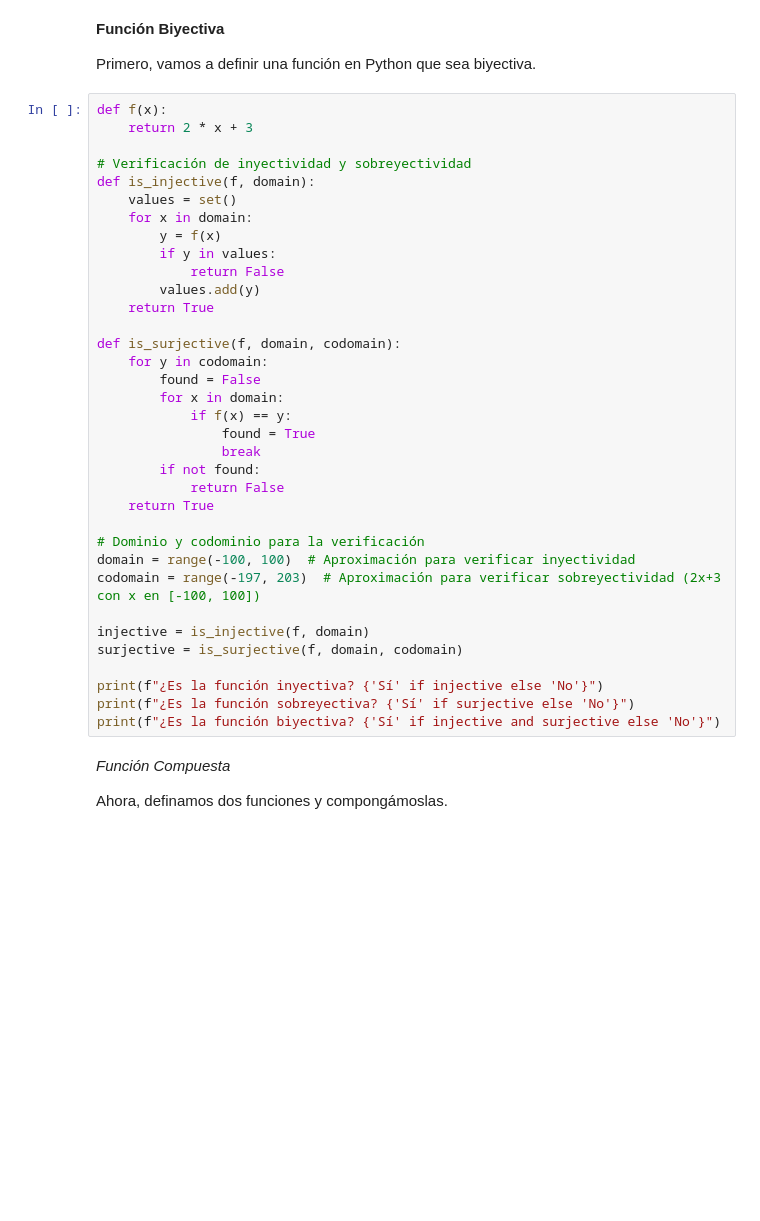
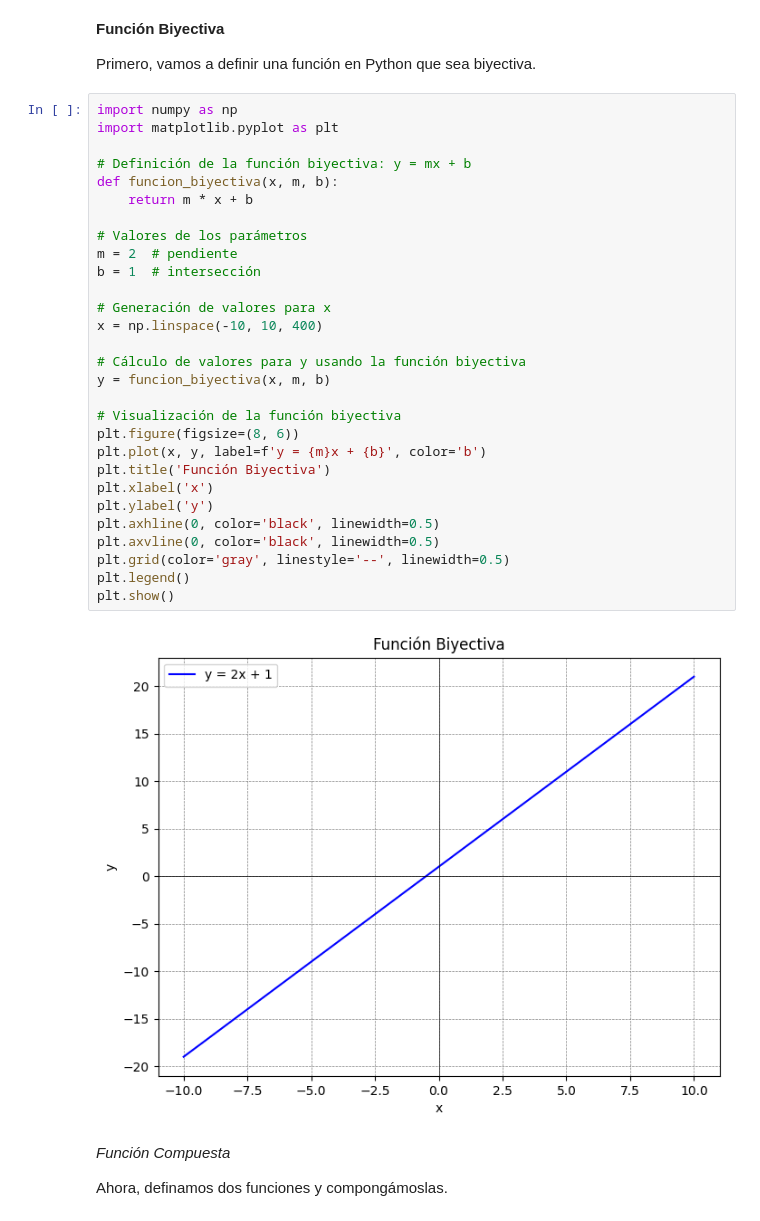
Before and after one commit to Katty-Torres/mathUCE, a Jupyter notebook: 5_Funciones_en_Python,_noción_de_distancia,_espacios_métricos.ipynb, the cells around one changed output. Cells and saved outputs as stored; diff of their text form; blank space fills up the shorter version.

```diff
--- a/5_Funciones_en_Python,_noción_de_distancia,_espacios_métricos.ipynb
+++ b/5_Funciones_en_Python,_noción_de_distancia,_espacios_métricos.ipynb
@@ -25,41 +25,37 @@ La composición de funciones es la aplicación de una función a los resultados
 **Función Biyectiva**
 
 Primero, vamos a definir una función en Python que sea biyectiva.
-# %%
-def f(x):
-    return 2 * x + 3
-
-# Verificación de inyectividad y sobreyectividad
-def is_injective(f, domain):
-    values = set()
-    for x in domain:
-        y = f(x)
-        if y in values:
-            return False
-        values.add(y)
-    return True
-
-def is_surjective(f, domain, codomain):
-    for y in codomain:
-        found = False
-        for x in domain:
-            if f(x) == y:
-                found = True
-                break
-        if not found:
-            return False
-    return True
-
-# Dominio y codominio para la verificación
-domain = range(-100, 100)  # Aproximación para verificar inyectividad
-codomain = range(-197, 203)  # Aproximación para verificar sobreyectividad (2x+3 con x en [-100, 100])
-
-injective = is_injective(f, domain)
-surjective = is_surjective(f, domain, codomain)
-
-print(f"¿Es la función inyectiva? {'Sí' if injective else 'No'}")
-print(f"¿Es la función sobreyectiva? {'Sí' if surjective else 'No'}")
-print(f"¿Es la función biyectiva? {'Sí' if injective and surjective else 'No'}")
+# %%
+import numpy as np
+import matplotlib.pyplot as plt
+
+# Definición de la función biyectiva: y = mx + b
+def funcion_biyectiva(x, m, b):
+    return m * x + b
+
+# Valores de los parámetros
+m = 2  # pendiente
+b = 1  # intersección
+
+# Generación de valores para x
+x = np.linspace(-10, 10, 400)
+
+# Cálculo de valores para y usando la función biyectiva
+y = funcion_biyectiva(x, m, b)
+
+# Visualización de la función biyectiva
+plt.figure(figsize=(8, 6))
+plt.plot(x, y, label=f'y = {m}x + {b}', color='b')
+plt.title('Función Biyectiva')
+plt.xlabel('x')
+plt.ylabel('y')
+plt.axhline(0, color='black', linewidth=0.5)
+plt.axvline(0, color='black', linewidth=0.5)
+plt.grid(color='gray', linestyle='--', linewidth=0.5)
+plt.legend()
+plt.show()
+# %% [output]
+[figure, added]
 # %% [markdown]
 *Función Compuesta*
 
```
Also changed, not shown: parts of 11 cells of this notebook.
